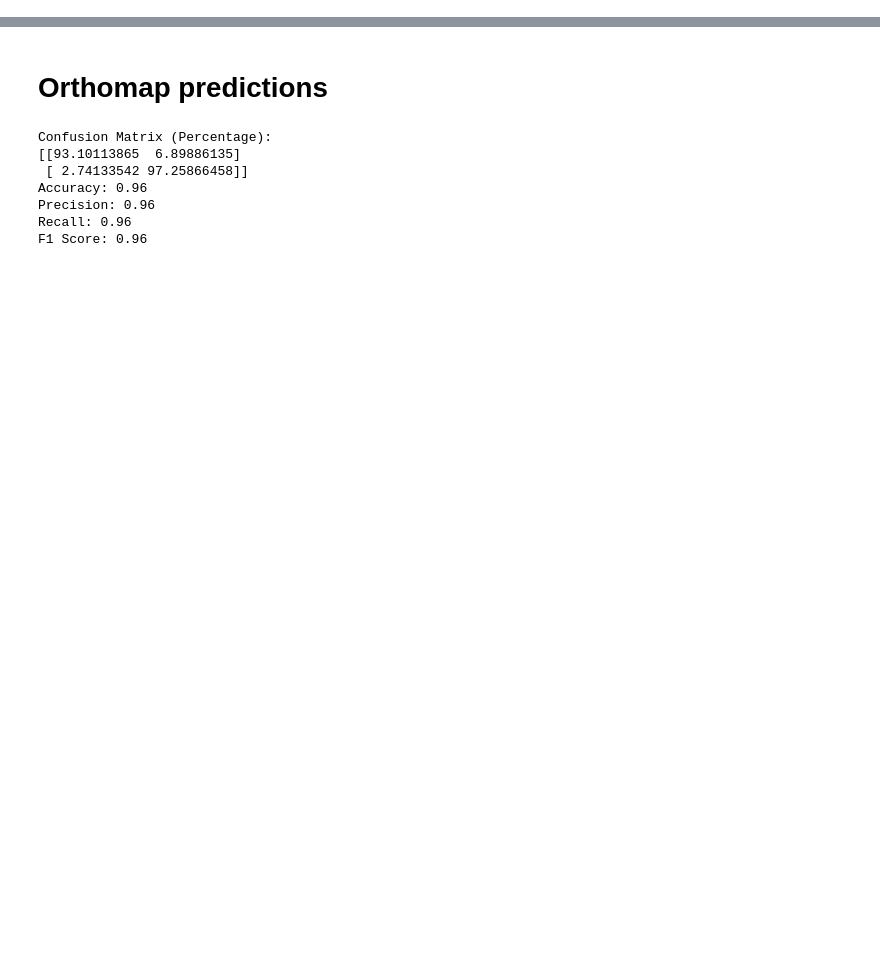
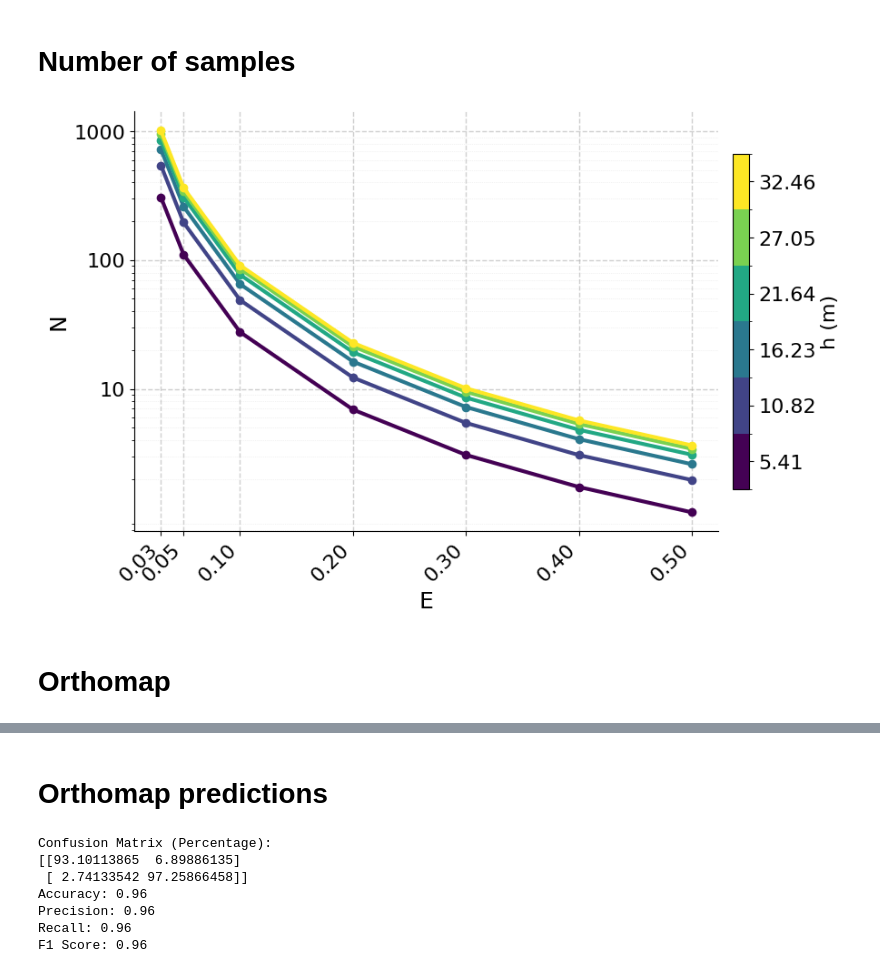
Before and after one commit to botastark/multi-horizon, a Jupyter notebook: src/gen_plots.ipynb, the cells around one changed output, grey strips where cells are left out. Cells and saved outputs as stored; diff of their text form; code cells hidden in the pictures; blank space fills up the shorter version.

```diff
--- a/src/gen_plots.ipynb
+++ b/src/gen_plots.ipynb
@@ -37,0 +33,2 @@ gtfile_path = "annotation.txt"
+# %% [markdown]
+# Number of samples
@@ -38 +145,17 @@ gtfile_path = "annotation.txt"
+# %%
+start = 5.41
+# start = 19.5
+num_values = 6
+end = num_values * start
+
+
+altitudes = np.round(np.linspace(start, end, num=num_values), decimals=2)
+altitudes = np.round(np.linspace(start, end, num=num_values), decimals=2)
+
+errors = np.array([0.5, 0.4, 0.3, 0.2, 0.1, 0.05, 0.03])
+n_per_e = plot_N_vs_E(altitudes, errors)
+# %% [output]
+[figure, added]
+# %% [markdown]
+# Orthomap
 # %%
```
Also changed, not shown: parts of 14 cells of this notebook, 21 other files.
